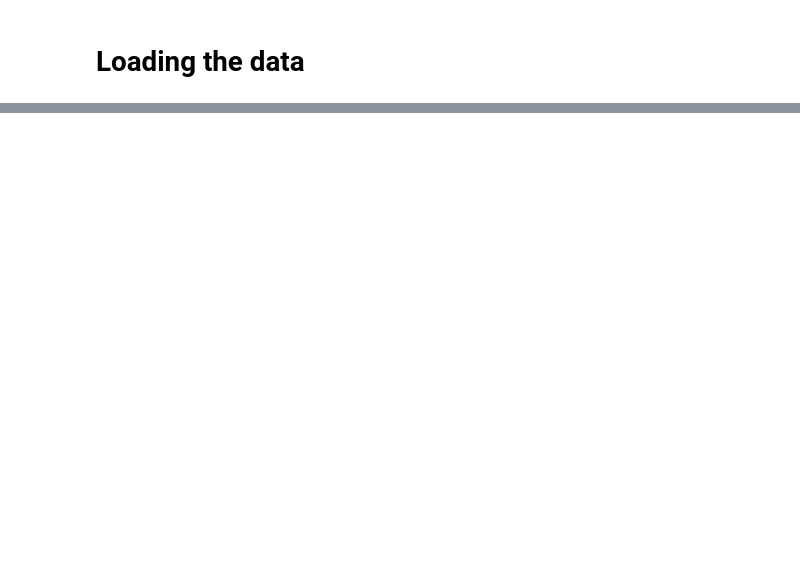
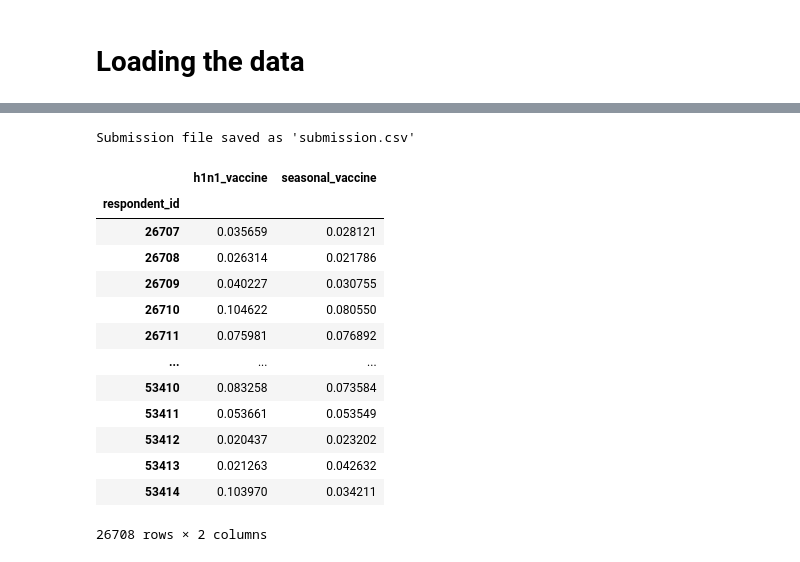
Before and after one commit to Lians03/Flu-Shot-Learning-Project, a Jupyter notebook: Tree Models/Random_Forest_Model.ipynb, the cells around one changed output, grey strips where cells are left out. Cells and saved outputs as stored; diff of their text form; code cells hidden in the pictures; blank space fills up the shorter version.

Commit message:
random forest model update

```diff
--- a/Tree Models/Random_Forest_Model.ipynb
+++ b/Tree Models/Random_Forest_Model.ipynb
@@ -156,0 +663,25 @@ plt.show()
+# %%
+# Save submission file to CSV
+submission.to_csv('Separate XGBoost Models submission.csv', index=True)
+print("Submission file saved as 'submission.csv'")
+# %% [output]
+Submission file saved as 'submission.csv'
+# %%
+separate_df = pd.read_csv("separate_model_submission.csv",
+                               index_col="respondent_id")
+separate_df
+# %% [output]
+|  | h1n1_vaccine | seasonal_vaccine |
+| respondent_id |  |  |
+| 26707 | 0.035659 | 0.028121 |
+| 26708 | 0.026314 | 0.021786 |
+| 26709 | 0.040227 | 0.030755 |
+| 26710 | 0.104622 | 0.080550 |
+| 26711 | 0.075981 | 0.076892 |
+| ... | ... | ... |
+| 53410 | 0.083258 | 0.073584 |
+| 53411 | 0.053661 | 0.053549 |
+| 53412 | 0.020437 | 0.023202 |
+| 53413 | 0.021263 | 0.042632 |
+| 53414 | 0.103970 | 0.034211 |
+26708 rows × 2 columns
```
Also changed, not shown: parts of 80 cells of this notebook, 7 other files.
